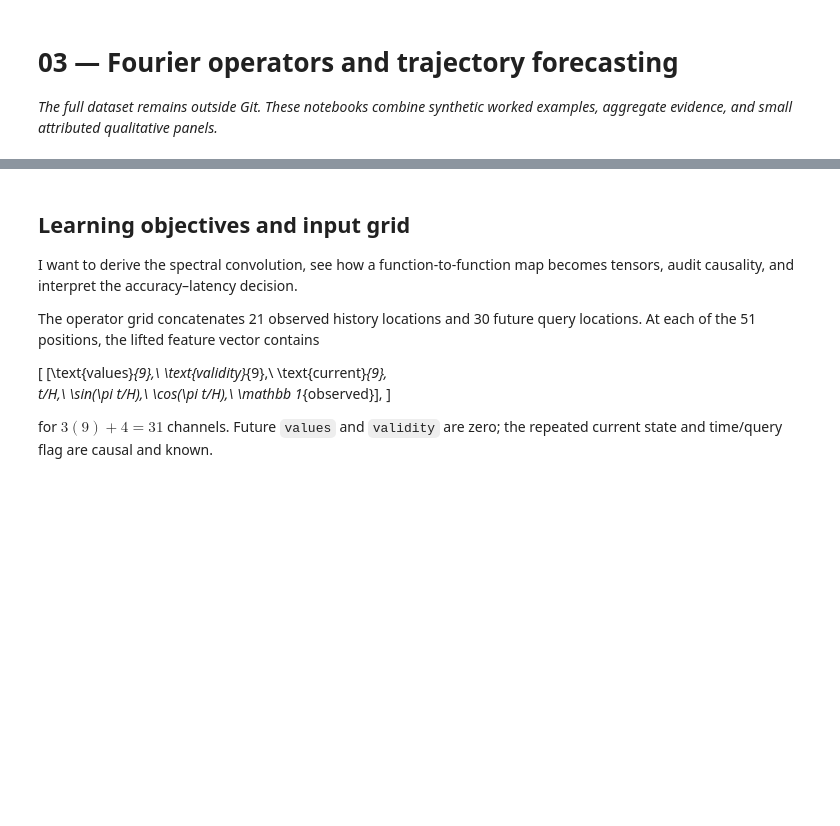
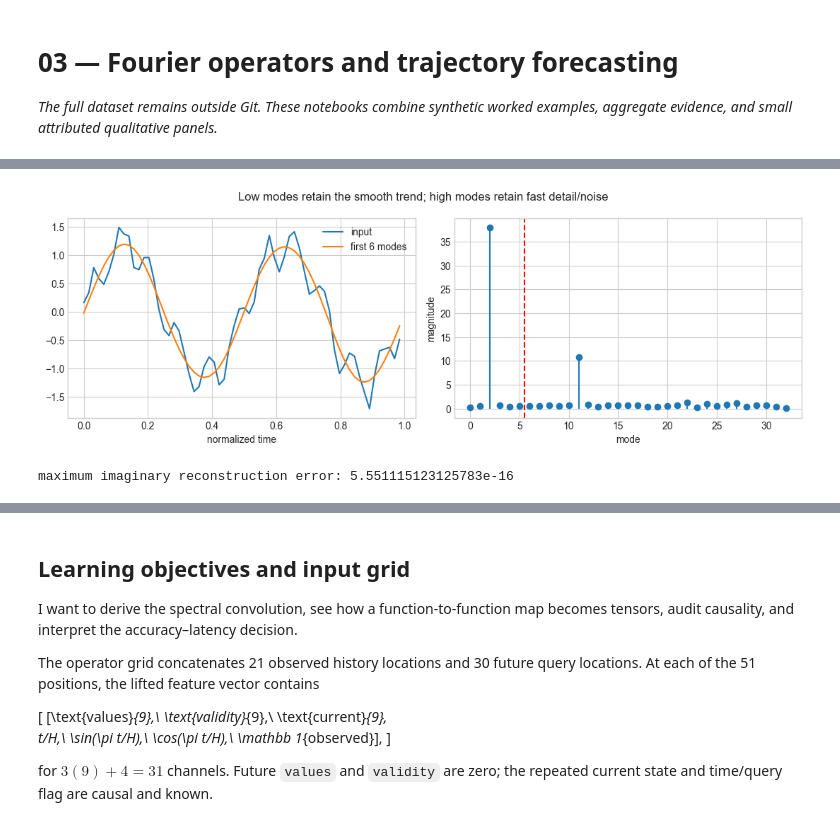
Before and after one commit to Nekros0day/zod-self-driving-lab, a Jupyter notebook: notebooks/03_fourier_operators.ipynb, the cells around one changed output, grey strips where cells are left out. Saved outputs shown, nothing was run; the diff lists cells and outputs as text; code cells hidden in the pictures; blank space fills up the shorter version.

```diff
--- a/notebooks/03_fourier_operators.ipynb
+++ b/notebooks/03_fourier_operators.ipynb
@@ -17,0 +31,14 @@ summary = json.loads((ROOT / "reports" / "benchmark_summary.json").read_text())
+# %%
+n=64; t=np.arange(n)/n
+signal=1.2*np.sin(2*np.pi*2*t)+.35*np.sin(2*np.pi*11*t)+.08*np.random.default_rng(3).normal(size=n)
+spectrum=np.fft.rfft(signal); keep=6
+truncated=spectrum.copy(); truncated[keep:]=0
+smooth=np.fft.irfft(truncated,n=n)
+fig,ax=plt.subplots(1,2,figsize=(11,3.8))
+ax[0].plot(t,signal,label='input'); ax[0].plot(t,smooth,label=f'first {keep} modes'); ax[0].legend(); ax[0].set_xlabel('normalized time')
+ax[1].stem(np.arange(len(spectrum)),np.abs(spectrum),basefmt=' '); ax[1].axvline(keep-.5,color='red',ls='--'); ax[1].set(xlabel='mode',ylabel='magnitude')
+fig.suptitle('Low modes retain the smooth trend; high modes retain fast detail/noise'); plt.tight_layout(); plt.show()
+print('maximum imaginary reconstruction error:',np.max(np.abs(np.fft.irfft(spectrum,n)-signal)))
+# %% [output]
+[figure, added]
+maximum imaginary reconstruction error: 5.551115123125783e-16
```
Also changed, not shown: parts of 5 cells of this notebook, 12 other files.
